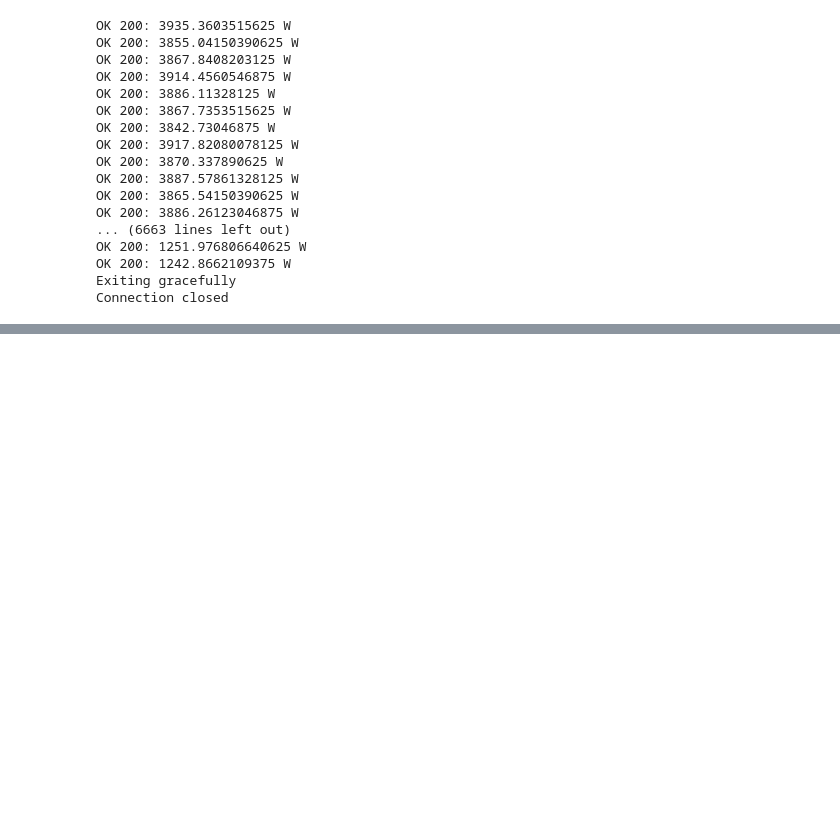
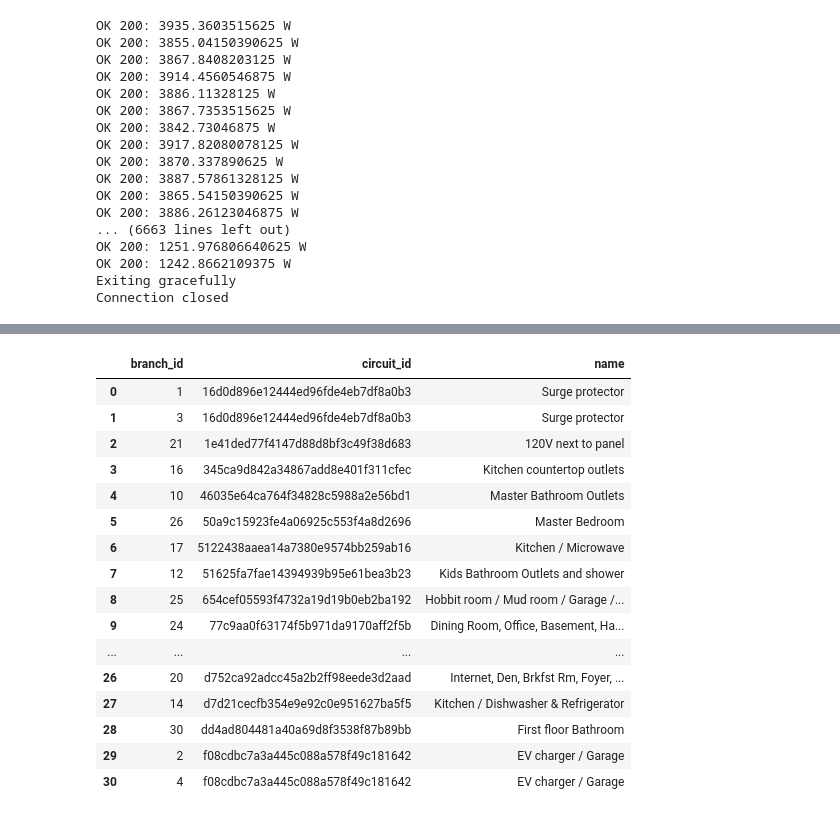
Before and after one commit to ahasha/span_monitor, a Jupyter notebook: span.ipynb, the cells around one changed output, grey strips where cells are left out. Cells and saved outputs as stored; diff of their text form; code cells hidden in the pictures; blank space fills up the shorter version.

```diff
--- a/span.ipynb
+++ b/span.ipynb
@@ -326,0 +341,11 @@ Connection closed
+# %%
+url = f"http://{SPAN_IP}/api/v1/circuits"
+headers = {
+    "accept": "application/json",
+    "Authorization": f"Bearer {span_bearer_token}"
+}
+
+response = requests.get(url, headers=headers)
+# %%
+data = response.json()
+data
@@ -326,0 +407,28 @@ Connection closed
+# %%
+import pandas as pd
+branch_to_circuit = pd.DataFrame.from_records([
+    {
+        "branch_id": tab,
+        "circuit_id": circuit['id'],
+        "name": circuit['name'],
+    } for _, circuit in data['circuits'].items() for tab in circuit['tabs']
+])
+branch_to_circuit
+# %% [output]
+|  | branch_id | circuit_id | name |
+| 0 | 1 | 16d0d896e12444ed96fde4eb7df8a0b3 | Surge protector |
+| 1 | 3 | 16d0d896e12444ed96fde4eb7df8a0b3 | Surge protector |
+| 2 | 21 | 1e41ded77f4147d88d8bf3c49f38d683 | 120V next to panel |
+| 3 | 16 | 345ca9d842a34867add8e401f311cfec | Kitchen countertop outlets |
+| 4 | 10 | 46035e64ca764f34828c5988a2e56bd1 | Master Bathroom Outlets |
+| 5 | 26 | 50a9c15923fe4a06925c553f4a8d2696 | Master Bedroom |
+| 6 | 17 | 5122438aaea14a7380e9574bb259ab16 | Kitchen / Microwave |
+| 7 | 12 | 51625fa7fae14394939b95e61bea3b23 | Kids Bathroom Outlets and shower |
+| 8 | 25 | 654cef05593f4732a19d19b0eb2ba192 | Hobbit room / Mud room / Garage /... |
+| 9 | 24 | 77c9aa0f63174f5b971da9170aff2f5b | Dining Room, Office, Basement, Ha... |
+| ... | ... | ... | ... |
+| 26 | 20 | d752ca92adcc45a2b2ff98eede3d2aad | Internet, Den, Brkfst Rm, Foyer, ... |
+| 27 | 14 | d7d21cecfb354e9e92c0e951627ba5f5 | Kitchen / Dishwasher & Refrigerator |
+| 28 | 30 | dd4ad804481a40a69d8f3538f87b89bb | First floor Bathroom |
+| 29 | 2 | f08cdbc7a3a445c088a578f49c181642 | EV charger / Garage |
+| 30 | 4 | f08cdbc7a3a445c088a578f49c181642 | EV charger / Garage |
```
Also changed, not shown: parts of 9 cells of this notebook, 4 other files.
